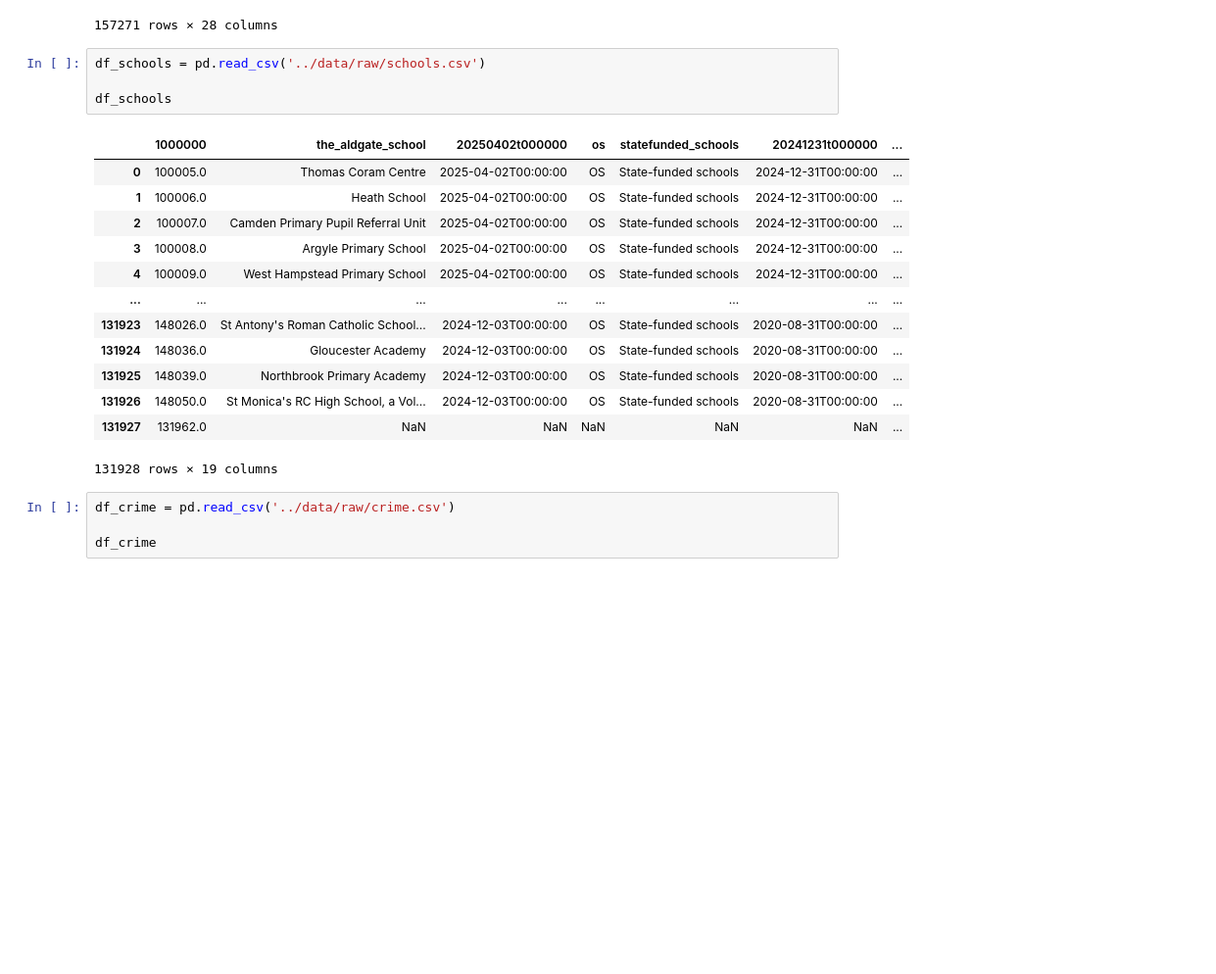
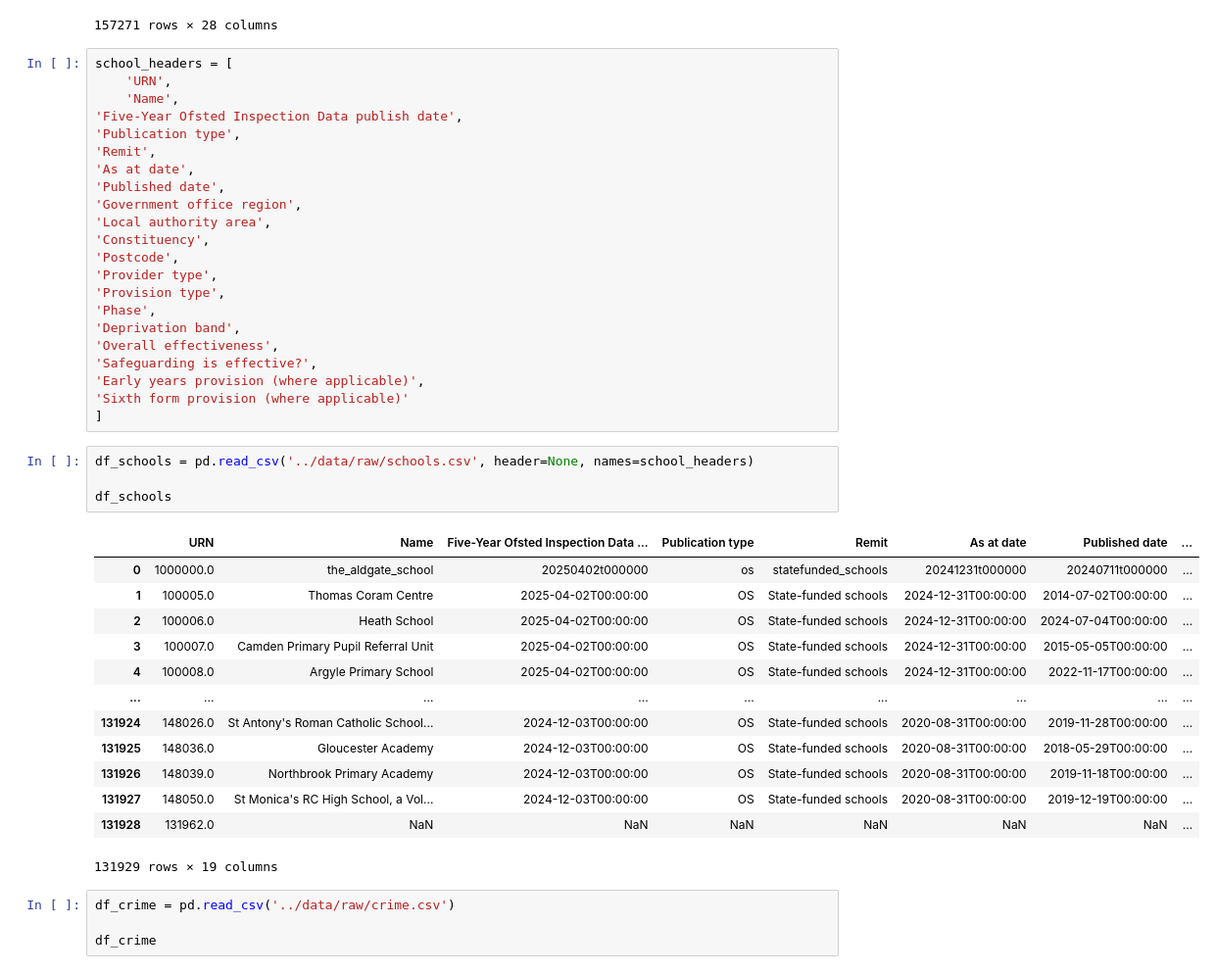
Before and after one commit to jonathanskuy/london-property-price-prediction, a Jupyter notebook: notebooks/feature_engineering.ipynb, the cells around one changed output. Shown at 98% size. Cells and saved outputs as stored; diff of their text form; blank space fills up the shorter version.

Commit message:
Additional Data Cleaning

```diff
--- a/notebooks/feature_engineering.ipynb
+++ b/notebooks/feature_engineering.ipynb
@@ -19,24 +20,46 @@ df_property
 | 157269 | 15 Chester Row, London, SW1W 9JF | SW1W 9JF | England | SW1W | 51.493587 | -0.152122 | 3.0 | 4.0 | 218.0 | ... |
 | 157270 | 56 Whiteley Road, London, SE19 1JT | SE19 1JT | England | SE19 | 51.424412 | -0.090256 | 1.0 | 5.0 | 154.0 | ... |
 157271 rows × 28 columns
+# %%
+school_headers = [
+    'URN',
+    'Name',
+'Five-Year Ofsted Inspection Data publish date',
+'Publication type',
+'Remit',
+'As at date',
+'Published date',
+'Government office region',
+'Local authority area',
+'Constituency',
+'Postcode',
+'Provider type',
+'Provision type',
+'Phase',
+'Deprivation band',
+'Overall effectiveness',
+'Safeguarding is effective?',
+'Early years provision (where applicable)',
+'Sixth form provision (where applicable)'
+]
 # %%
-df_schools = pd.read_csv('../data/raw/schools.csv')
+df_schools = pd.read_csv('../data/raw/schools.csv', header=None, names=school_headers)
 
 df_schools
 # %% [output]
-|  | 1000000 | the_aldgate_school | 20250402t000000 | os | statefunded_schools | 20241231t000000 | ... |
-| 0 | 100005.0 | Thomas Coram Centre | 2025-04-02T00:00:00 | OS | State-funded schools | 2024-12-31T00:00:00 | ... |
-| 1 | 100006.0 | Heath School | 2025-04-02T00:00:00 | OS | State-funded schools | 2024-12-31T00:00:00 | ... |
-| 2 | 100007.0 | Camden Primary Pupil Referral Unit | 2025-04-02T00:00:00 | OS | State-funded schools | 2024-12-31T00:00:00 | ... |
-| 3 | 100008.0 | Argyle Primary School | 2025-04-02T00:00:00 | OS | State-funded schools | 2024-12-31T00:00:00 | ... |
-| 4 | 100009.0 | West Hampstead Primary School | 2025-04-02T00:00:00 | OS | State-funded schools | 2024-12-31T00:00:00 | ... |
-| ... | ... | ... | ... | ... | ... | ... | ... |
-| 131923 | 148026.0 | St Antony's Roman Catholic School... | 2024-12-03T00:00:00 | OS | State-funded schools | 2020-08-31T00:00:00 | ... |
-| 131924 | 148036.0 | Gloucester Academy | 2024-12-03T00:00:00 | OS | State-funded schools | 2020-08-31T00:00:00 | ... |
-| 131925 | 148039.0 | Northbrook Primary Academy | 2024-12-03T00:00:00 | OS | State-funded schools | 2020-08-31T00:00:00 | ... |
-| 131926 | 148050.0 | St Monica's RC High School, a Vol... | 2024-12-03T00:00:00 | OS | State-funded schools | 2020-08-31T00:00:00 | ... |
-| 131927 | 131962.0 | NaN | NaN | NaN | NaN | NaN | ... |
+|  | URN | Name | Five-Year Ofsted Inspection Data ... | Publication type | Remit | As at date | Published date | ... |
+| 0 | 1000000.0 | the_aldgate_school | 20250402t000000 | os | statefunded_schools | 20241231t000000 | 20240711t000000 | ... |
+| 1 | 100005.0 | Thomas Coram Centre | 2025-04-02T00:00:00 | OS | State-funded schools | 2024-12-31T00:00:00 | 2014-07-02T00:00:00 | ... |
+| 2 | 100006.0 | Heath School | 2025-04-02T00:00:00 | OS | State-funded schools | 2024-12-31T00:00:00 | 2024-07-04T00:00:00 | ... |
+| 3 | 100007.0 | Camden Primary Pupil Referral Unit | 2025-04-02T00:00:00 | OS | State-funded schools | 2024-12-31T00:00:00 | 2015-05-05T00:00:00 | ... |
+| 4 | 100008.0 | Argyle Primary School | 2025-04-02T00:00:00 | OS | State-funded schools | 2024-12-31T00:00:00 | 2022-11-17T00:00:00 | ... |
+| ... | ... | ... | ... | ... | ... | ... | ... | ... |
+| 131924 | 148026.0 | St Antony's Roman Catholic School... | 2024-12-03T00:00:00 | OS | State-funded schools | 2020-08-31T00:00:00 | 2019-11-28T00:00:00 | ... |
+| 131925 | 148036.0 | Gloucester Academy | 2024-12-03T00:00:00 | OS | State-funded schools | 2020-08-31T00:00:00 | 2018-05-29T00:00:00 | ... |
+| 131926 | 148039.0 | Northbrook Primary Academy | 2024-12-03T00:00:00 | OS | State-funded schools | 2020-08-31T00:00:00 | 2019-11-18T00:00:00 | ... |
+| 131927 | 148050.0 | St Monica's RC High School, a Vol... | 2024-12-03T00:00:00 | OS | State-funded schools | 2020-08-31T00:00:00 | 2019-12-19T00:00:00 | ... |
+| 131928 | 131962.0 | NaN | NaN | NaN | NaN | NaN | NaN | ... |
-131928 rows × 19 columns
+131929 rows × 19 columns
 # %%
 df_crime = pd.read_csv('../data/raw/crime.csv')
 
```
Also changed, not shown: parts of 15 cells of this notebook.
